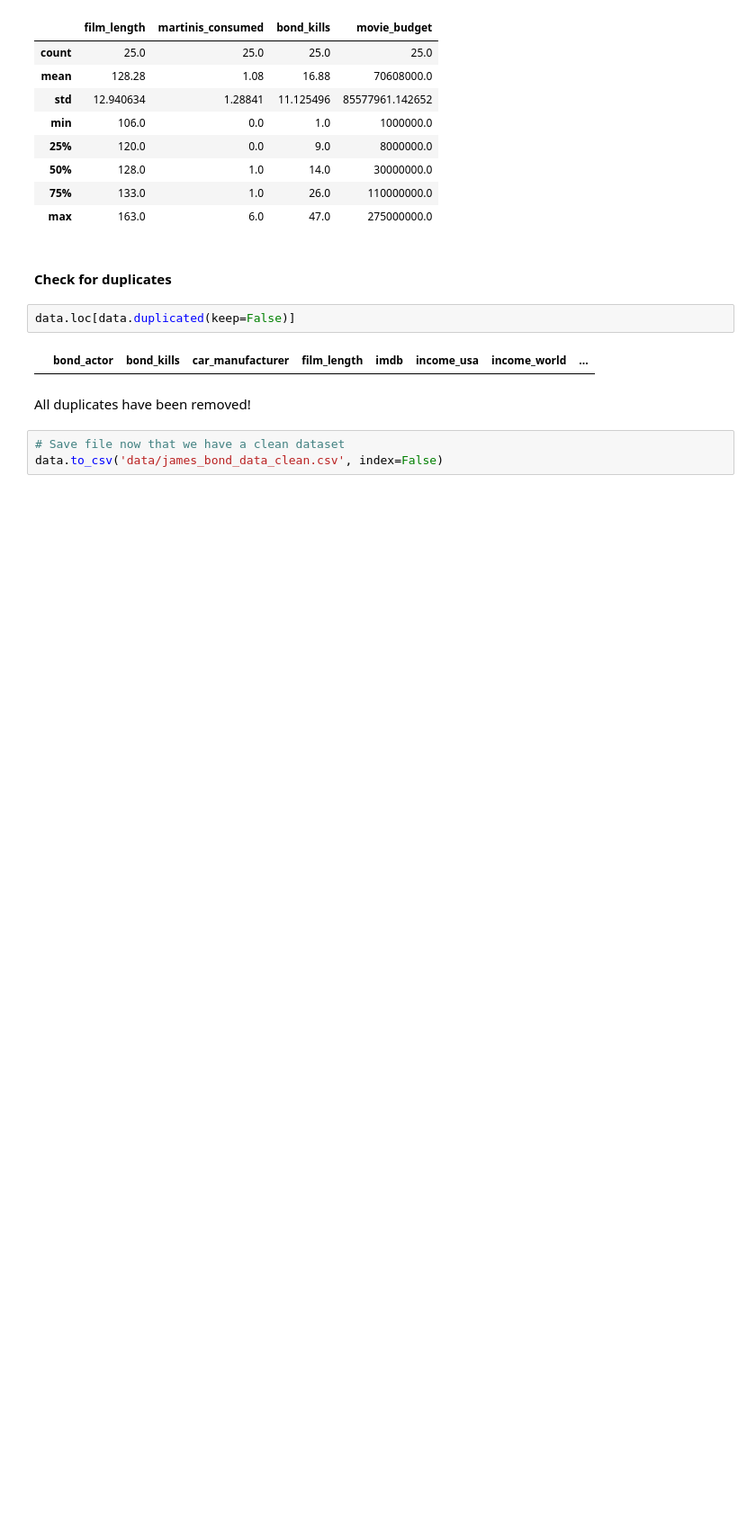
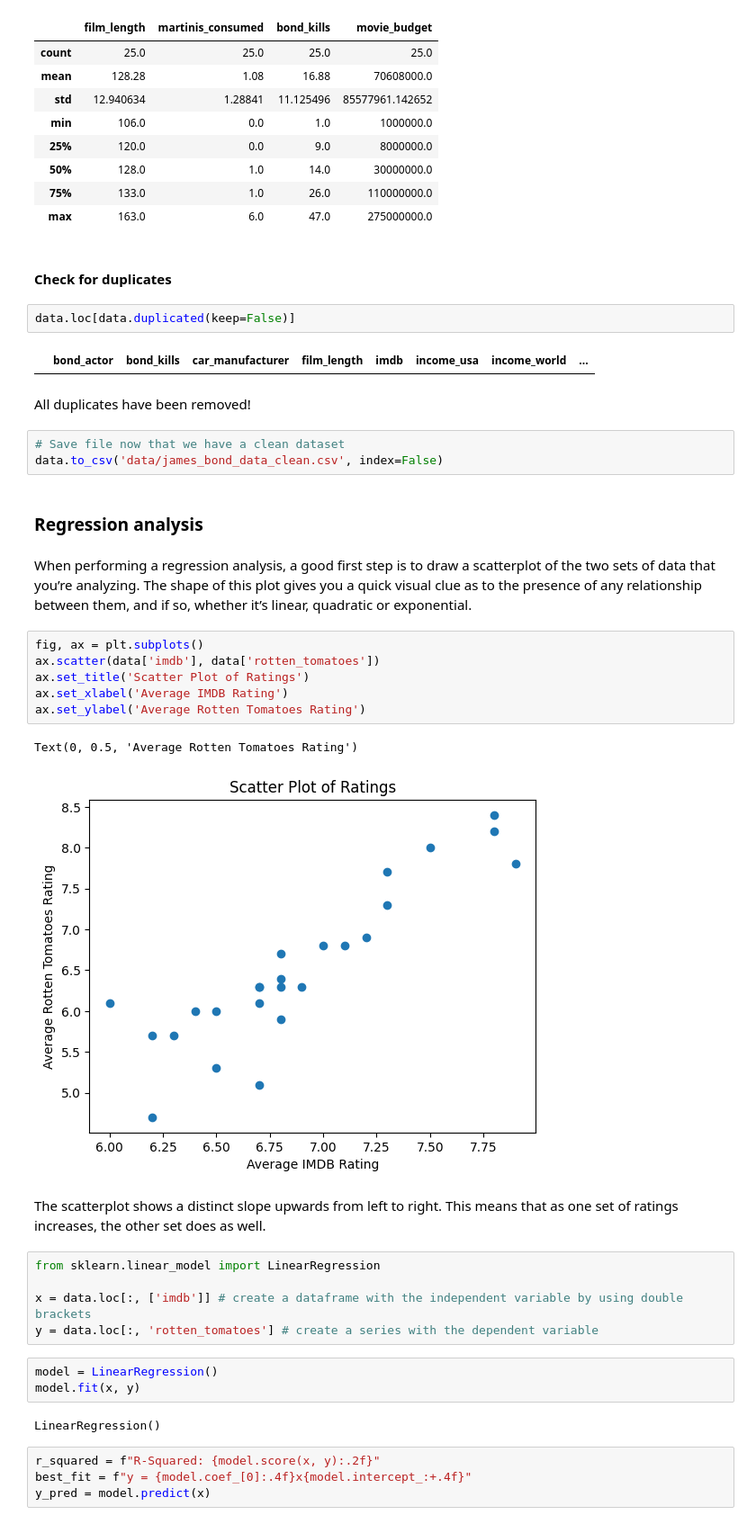
Before and after one commit to curtpond/eda, a Jupyter notebook: james-bond.ipynb, the cells around one changed output. Shown: that part at 90% size. Drawn from its saved outputs; the diff is of its cells as text; blank space fills up the shorter version.

Commit message:
Started linear regression.

```diff
--- a/james-bond.ipynb
+++ b/james-bond.ipynb
@@ -382,3 +382,32 @@ All duplicates have been removed!
 # %%
 # Save file now that we have a clean dataset
 data.to_csv('data/james_bond_data_clean.csv', index=False)
+# %% [markdown]
+### Regression analysis
+# %% [markdown]
+When performing a regression analysis, a good first step is to draw a scatterplot of the two sets of data that you’re analyzing. The shape of this plot gives you a quick visual clue as to the presence of any relationship between them, and if so, whether it’s linear, quadratic or exponential.
+# %%
+fig, ax = plt.subplots()
+ax.scatter(data['imdb'], data['rotten_tomatoes'])
+ax.set_title('Scatter Plot of Ratings')
+ax.set_xlabel('Average IMDB Rating')
+ax.set_ylabel('Average Rotten Tomatoes Rating')
+# %% [output]
+Text(0, 0.5, 'Average Rotten Tomatoes Rating')
+[figure, added]
+# %% [markdown]
+The scatterplot shows a distinct slope upwards from left to right. This means that as one set of ratings increases, the other set does as well.
+# %%
+from sklearn.linear_model import LinearRegression
+
+x = data.loc[:, ['imdb']] # create a dataframe with the independent variable by using double brackets
+y = data.loc[:, 'rotten_tomatoes'] # create a series with the dependent variable
+# %%
+model = LinearRegression()
+model.fit(x, y)
+# %% [output]
+LinearRegression()
+# %%
+r_squared = f"R-Squared: {model.score(x, y):.2f}"
+best_fit = f"y = {model.coef_[0]:.4f}x{model.intercept_:+.4f}"
+y_pred = model.predict(x)
```
Also changed, not shown: parts of 1 cell of this notebook.
